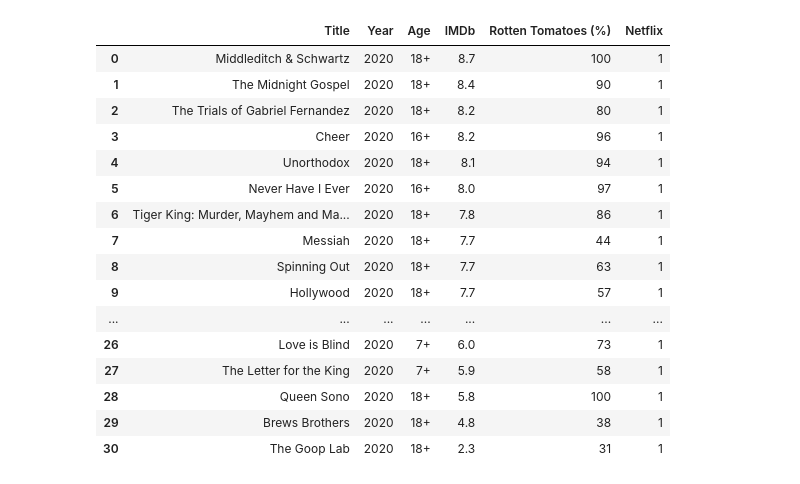
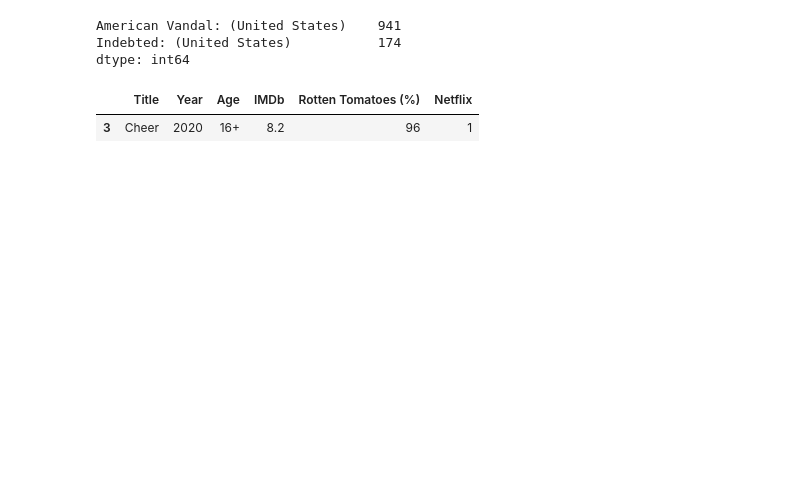
Before and after one commit to eml33530/Project_2, a Jupyter notebook: sandbox.ipynb, the cells around one changed output. Cells and saved outputs as stored; diff of their text form; code cells hidden in the pictures; blank space fills up the shorter version.

```diff
--- a/sandbox.ipynb
+++ b/sandbox.ipynb
@@ -7,36 +7,29 @@ x = x.replace('<',0, regex=True)
 # x = x.astype(int)
 # x.plot(figsize=(30,15))
 # x
+x[['American Vandal: (United States)', 'Indebted: (United States)']].astype(int).sum()
+# %% [output]
+American Vandal: (United States)    941
+Indebted: (United States)           174
+dtype: int64
 # %%
 tv_shows = pd.read_csv('tv_shows.csv',usecols=['Title','Year','Age','IMDb','Rotten Tomatoes','Netflix']).dropna().reset_index()
 tv_shows = tv_shows.drop(columns='index')
 tv_shows.columns = ['Title', 'Year', 'Age', 'IMDb', 'Rotten Tomatoes (%)','Netflix']
 tv_shows['Rotten Tomatoes (%)'] = tv_shows['Rotten Tomatoes (%)'].replace('%','', regex=True)
 tv_shows['Rotten Tomatoes (%)'] = tv_shows['Rotten Tomatoes (%)'].astype(int)
 # tv_shows.Title == 'The Office'
 # tv_shows_NF = tv_shows[tv_shows.Netflix == 1]
 # tv_shows_NF = tv_shows[tv_shows.Year == 2020]
 # tv_shows_NF = tv_shows.drop(tv_shows.Netflix == 0)
 tv_shows = tv_shows[tv_shows.Netflix == 1]
 tv_shows = tv_shows[tv_shows.Year == 2020]
 tv_shows = tv_shows.sort_values(by='IMDb', ascending=False)
 tv_shows = tv_shows.reset_index().drop(columns='index')
 tv_shows.head(100)
+
+
+tv_shows.loc[tv_shows['Title']=='Cheer']
 # %% [output]
 |  | Title | Year | Age | IMDb | Rotten Tomatoes (%) | Netflix |
-| 0 | Middleditch & Schwartz | 2020 | 18+ | 8.7 | 100 | 1 |
-| 1 | The Midnight Gospel | 2020 | 18+ | 8.4 | 90 | 1 |
-| 2 | The Trials of Gabriel Fernandez | 2020 | 18+ | 8.2 | 80 | 1 |
 | 3 | Cheer | 2020 | 16+ | 8.2 | 96 | 1 |
-| 4 | Unorthodox | 2020 | 18+ | 8.1 | 94 | 1 |
-| 5 | Never Have I Ever | 2020 | 16+ | 8.0 | 97 | 1 |
-| 6 | Tiger King: Murder, Mayhem and Ma... | 2020 | 18+ | 7.8 | 86 | 1 |
-| 7 | Messiah | 2020 | 18+ | 7.7 | 44 | 1 |
-| 8 | Spinning Out | 2020 | 18+ | 7.7 | 63 | 1 |
-| 9 | Hollywood | 2020 | 18+ | 7.7 | 57 | 1 |
-| ... | ... | ... | ... | ... | ... | ... |
-| 26 | Love is Blind | 2020 | 7+ | 6.0 | 73 | 1 |
-| 27 | The Letter for the King | 2020 | 7+ | 5.9 | 58 | 1 |
-| 28 | Queen Sono | 2020 | 18+ | 5.8 | 100 | 1 |
-| 29 | Brews Brothers | 2020 | 18+ | 4.8 | 38 | 1 |
-| 30 | The Goop Lab | 2020 | 18+ | 2.3 | 31 | 1 |
```
Also changed, not shown: parts of 10 cells of this notebook.
